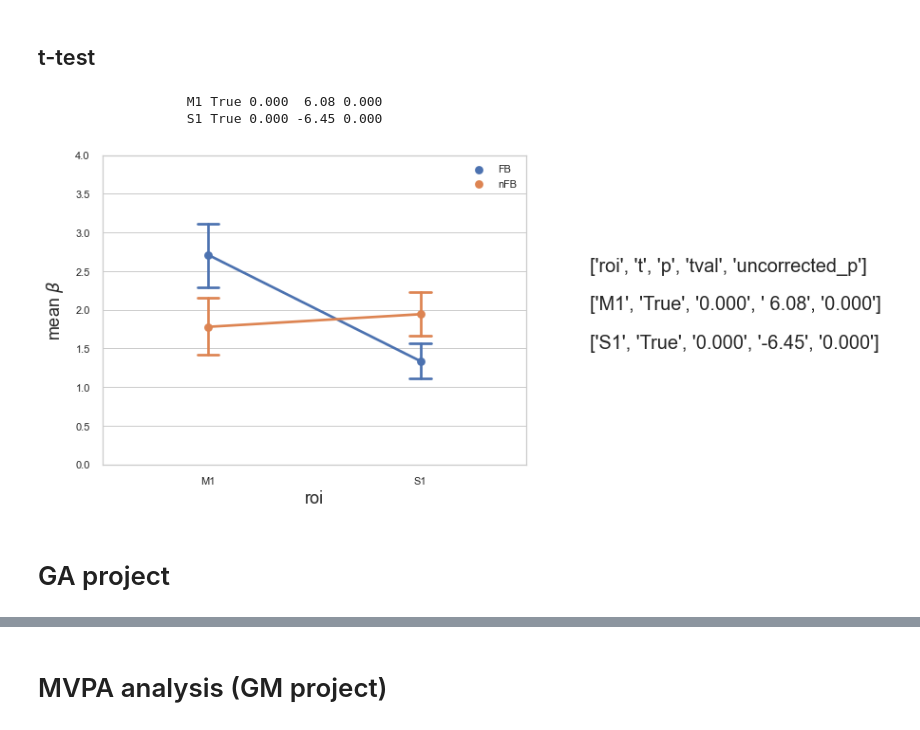
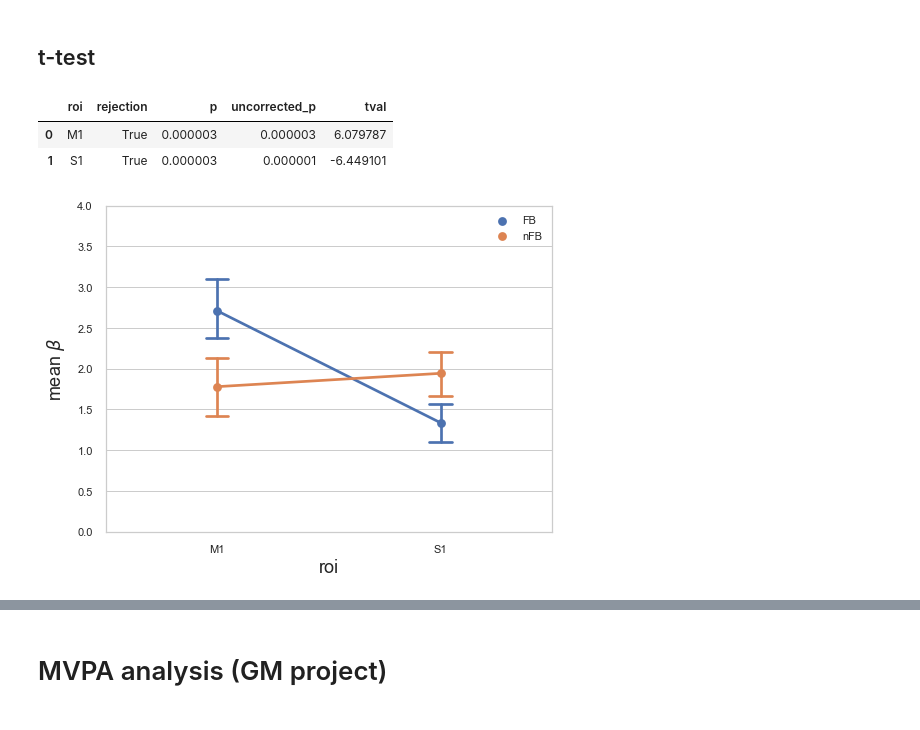
Before and after one commit to psb629/labs, a Jupyter notebook: GL/scripts/fMRI_analysis.ipynb, the cells around one changed output, grey strips where cells are left out. Drawn from its saved outputs; the diff is of its cells as text; code cells hidden in the pictures.

Commit message:
plot fancy figures

```diff
--- a/GL/scripts/fMRI_analysis.ipynb
+++ b/GL/scripts/fMRI_analysis.ipynb
@@ -115,8 +116,7 @@ for nn, roi in enumerate(roi_list):
         img_tot = img_roi
     else:
         img_tot = nilearn.image.math_img('img1+%d*img2'%(nn+1),img1=img_tot,img2=img_roi)
-#         img_tot = nilearn.image.math_img('img1+img2',img1=img_tot,img2=img_roi)
-    nplt.plot_stat_map(img_roi, vmax=1.0, title='%s'%roi, colorbar=False)
+#     nplt.plot_stat_map(img_roi, vmax=1.0, title='%s'%roi, colorbar=False)
 nplt.plot_glass_brain(img_tot)
 # %% [output]
 <nilearn.plotting.displays.OrthoProjector at 0x...>
@@ -126,5 +124,2 @@ nplt.plot_glass_brain(img_tot)
 # %% [markdown]
 # GLM results
-# %%
-print(subj_list,':',len(subj_list))
-subj = 'GL04'
@@ -217,6 +256,8 @@ df
 # %%
 ## t : 'True' if a hypothesis is rejected, 'False' if not
 ## uncorredted_p : pvalues adjusted for multiple hypothesis testing to limit FDR
+
+dt = pd.DataFrame(columns=['roi','rejection','p','uncorrected_p','tval'])
 
 pvals, tvals = [], []
 
@@ -226,43 +267,42 @@ for roi in roi_list:
     FB_mean_accs = sub_df[sub_df['feed'] == 'FB']['mean']
     nFB_mean_accs = sub_df[sub_df['feed'] == 'nFB']['mean']
 
+    ## pvalue correction for false discovery rate
     res = scipy.stats.ttest_rel(FB_mean_accs, nFB_mean_accs)
     pvals.append(res.pvalue)
     tvals.append(res.statistic)
 
-## pvalue correction for false discovery rate
-res = statsmodels.stats.multitest.fdrcorrection(pvals)
+## rejected(bool), pvalue-corrected(ndarray)
+res = statsmodels.stats.multitest.fdrcorrection(pvals=pvals)
 
-text = []
-text.append(['roi','t','p','tval','uncorrected_p'])
 for t, p, roi, uncorrected_p, tval in zip(*res, roi_list, pvals, tvals):
     if uncorrected_p < 0.05:
-        print('%21s'%roi, '%s'%t, '%.3f'%p, '%5.2f'%tval, '%.3f'%uncorrected_p)
-        text.append(['%s'%roi, '%s'%t, '%.3f'%p, '%5.2f'%tval, '%.3f'%uncorrected_p])
+        dt = dt.append(
+            {'roi':roi,'rejection':t,'p':p,'uncorrected_p':uncorrected_p,'tval':tval},
+            ignore_index=True
+        )
+dt
 # %% [output]
-                   M1 True 0.000  6.08 0.000
-                   S1 True 0.000 -6.45 0.000
+|  | roi | rejection | p | uncorrected_p | tval |
+| 0 | M1 | True | 0.000003 | 0.000003 | 6.079787 |
+| 1 | S1 | True | 0.000003 | 0.000001 | -6.449101 |
 # %%
 ax = plt.figure(figsize=(8, 6))
 
 plt.style.use('seaborn')
 
 sns.set(style="whitegrid")
 sns.pointplot(x='roi', y='mean', data=df,
                    ci=sigma_1*100,      # ci=standard error
                    hue='feed',
                    capsize=.1,
                    markers='o')
 plt.ylim(0,4.)
 plt.ylabel(r'mean $\beta$', fontsize=18, labelpad=10)
 plt.xlabel('roi', size=18)
 # plt.title('srad = %d', size=16)   # radius of a roi sphere
 plt.legend(loc='best')
-plt.text(1.8, 2.5, '%s'%text[0], fontsize=20)
-plt.text(1.8, 2.0, '%s'%text[1], fontsize=20)
-plt.text(1.8, 1.5, '%s'%text[2], fontsize=20)
+# plt.text(1.8, 2.5, 'text', fontsize=20)
 ax.savefig(join(output_dir,today+'.mean_beta.group.srad%d.png'%radius), dpi=300)
 # %% [output]
-[figure, old version]
+[figure, new version]
-# %% [markdown]
-# GA project
```
Also changed, not shown: parts of 18 cells of this notebook, 13 other files.
